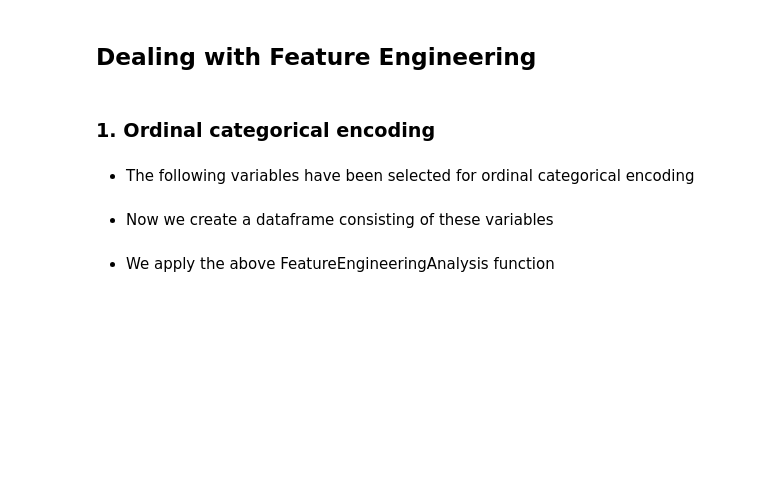
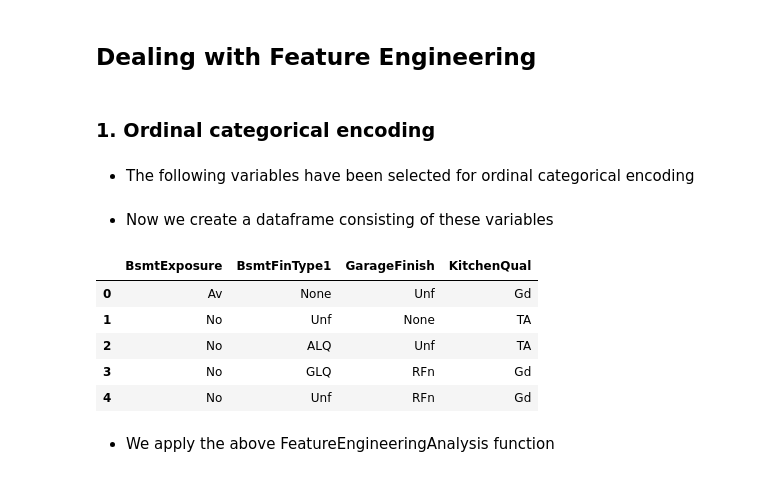
Before and after one commit to Amareteklay/heritage-housing-issues, a Jupyter notebook: jupyter_notebooks/04 - Feature_Engineering.ipynb, the cells around one changed output. Saved outputs shown, nothing was run; the diff lists cells and outputs as text; code cells hidden in the pictures; blank space fills up the shorter version.

Commit message:
Edit feature engineering conclusions

```diff
--- a/jupyter_notebooks/04 - Feature_Engineering.ipynb
+++ b/jupyter_notebooks/04 - Feature_Engineering.ipynb
@@ -442,6 +443,15 @@ variables_engineering= ['BsmtExposure', 'BsmtFinType1', 'GarageFinish', 'Kitchen
 * Now we create a dataframe consisting of these variables
 # %%
 df_engineering = TrainSet[variables_engineering].copy()
+# %%
+df_engineering.head()
+# %% [output]
+|  | BsmtExposure | BsmtFinType1 | GarageFinish | KitchenQual |
+| 0 | Av | None | Unf | Gd |
+| 1 | No | Unf | None | TA |
+| 2 | No | ALQ | Unf | TA |
+| 3 | No | GLQ | RFn | Gd |
+| 4 | No | Unf | RFn | Gd |
 # %% [markdown]
 * We apply the above FeatureEngineeringAnalysis function
 # %%
```
Also changed, not shown: parts of 7 cells of this notebook.
